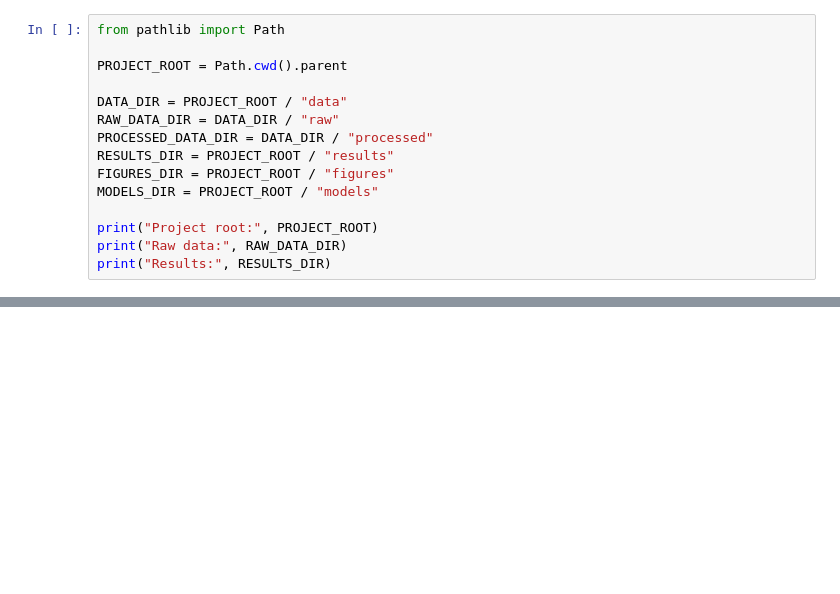
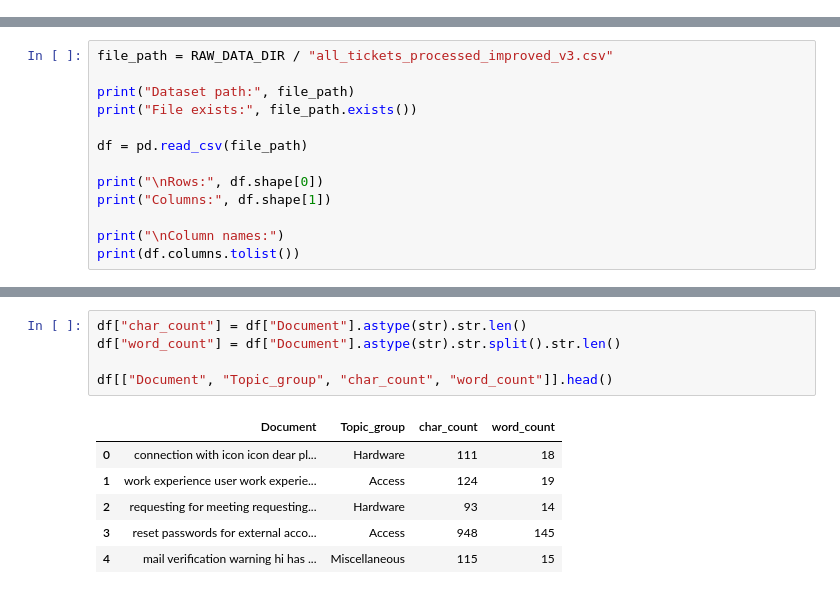
Before and after one commit to tscouton/capstone, a Jupyter notebook: notebooks/01_data_exploration.ipynb, the cells around one changed output, grey strips where cells are left out. Saved outputs shown, nothing was run; the diff lists cells and outputs as text; blank space fills up the shorter version.

Commit message:
Add exploratory data analysis for IT ticket dataset

```diff
--- a/notebooks/01_data_exploration.ipynb
+++ b/notebooks/01_data_exploration.ipynb
@@ -49,15 +38,0 @@ C:\Users\tscou\capstone\notebooks
-# %%
-from pathlib import Path
-
-PROJECT_ROOT = Path.cwd().parent
-
-DATA_DIR = PROJECT_ROOT / "data"
-RAW_DATA_DIR = DATA_DIR / "raw"
-PROCESSED_DATA_DIR = DATA_DIR / "processed"
-RESULTS_DIR = PROJECT_ROOT / "results"
-FIGURES_DIR = PROJECT_ROOT / "figures"
-MODELS_DIR = PROJECT_ROOT / "models"
-
-print("Project root:", PROJECT_ROOT)
-print("Raw data:", RAW_DATA_DIR)
-print("Results:", RESULTS_DIR)
@@ -79,0 +39,13 @@ print(torch.__version__)
+# %%
+file_path = RAW_DATA_DIR / "all_tickets_processed_improved_v3.csv"
+
+print("Dataset path:", file_path)
+print("File exists:", file_path.exists())
+
+df = pd.read_csv(file_path)
+
+print("\nRows:", df.shape[0])
+print("Columns:", df.shape[1])
+
+print("\nColumn names:")
+print(df.columns.tolist())
@@ -79,0 +150,12 @@ print(torch.__version__)
+# %%
+df["char_count"] = df["Document"].astype(str).str.len()
+df["word_count"] = df["Document"].astype(str).str.split().str.len()
+
+df[["Document", "Topic_group", "char_count", "word_count"]].head()
+# %% [output]
+|  | Document | Topic_group | char_count | word_count |
+| 0 | connection with icon icon dear pl... | Hardware | 111 | 18 |
+| 1 | work experience user work experie... | Access | 124 | 19 |
+| 2 | requesting for meeting requesting... | Hardware | 93 | 14 |
+| 3 | reset passwords for external acco... | Access | 948 | 145 |
+| 4 | mail verification warning hi has ... | Miscellaneous | 115 | 15 |
```
Also changed, not shown: parts of 11 cells of this notebook.
